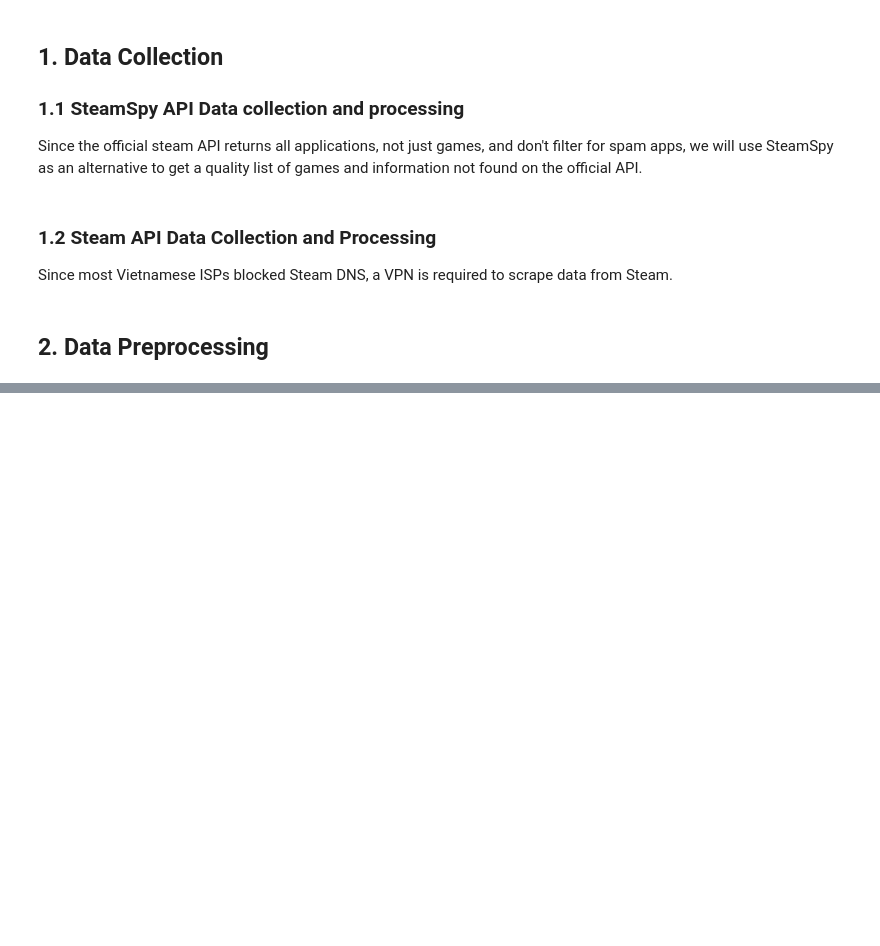
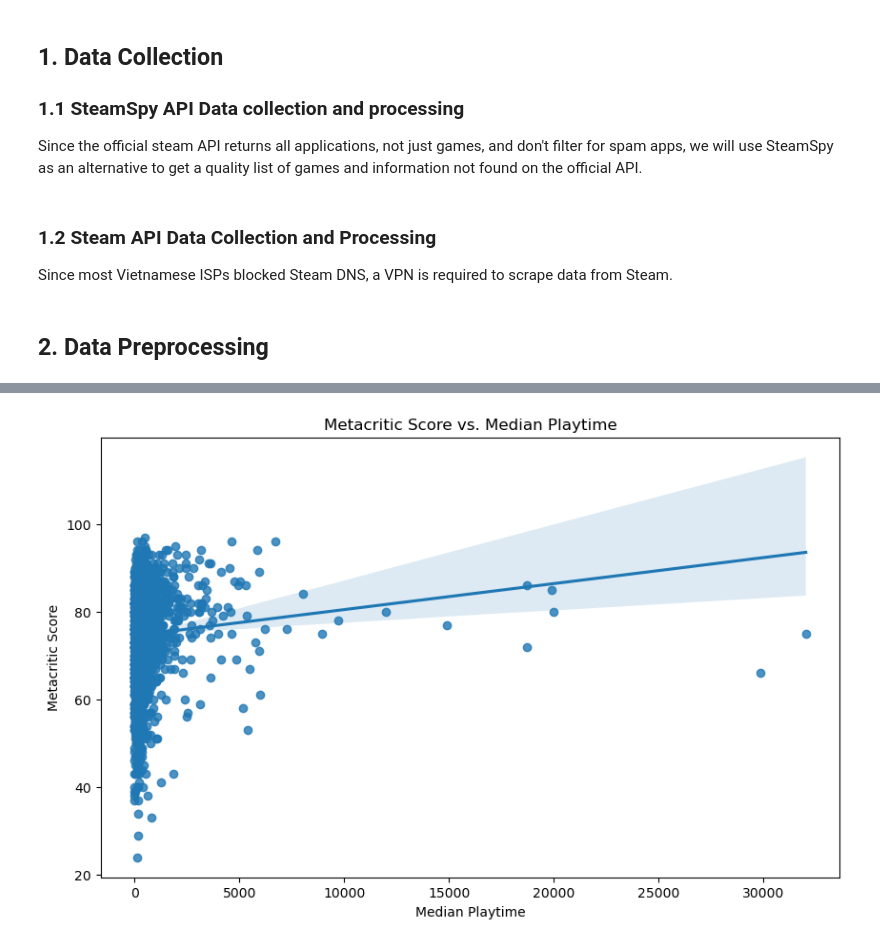
Before and after one commit to phuchng/SteamRatingAnalysis, a Jupyter notebook: games_prediction.ipynb, the cells around one changed output, grey strips where cells are left out. Drawn from its saved outputs; the diff is of its cells as text; code cells hidden in the pictures; blank space fills up the shorter version.

Commit message:
update data analysis

```diff
--- a/games_prediction.ipynb
+++ b/games_prediction.ipynb
@@ -267,0 +254,9 @@ print(processed_df.head())
+# %%
+plt.figure(figsize=(10, 6))
+sns.regplot(x=processed_df['median_playtime'], y='metacritic', data=processed_df)  # Log transformation
+plt.xlabel('Median Playtime')
+plt.ylabel('Metacritic Score')
+plt.title('Metacritic Score vs. Median Playtime')
+plt.show()
+# %% [output]
+[figure, added]
```
Also changed, not shown: parts of 19 cells of this notebook.
